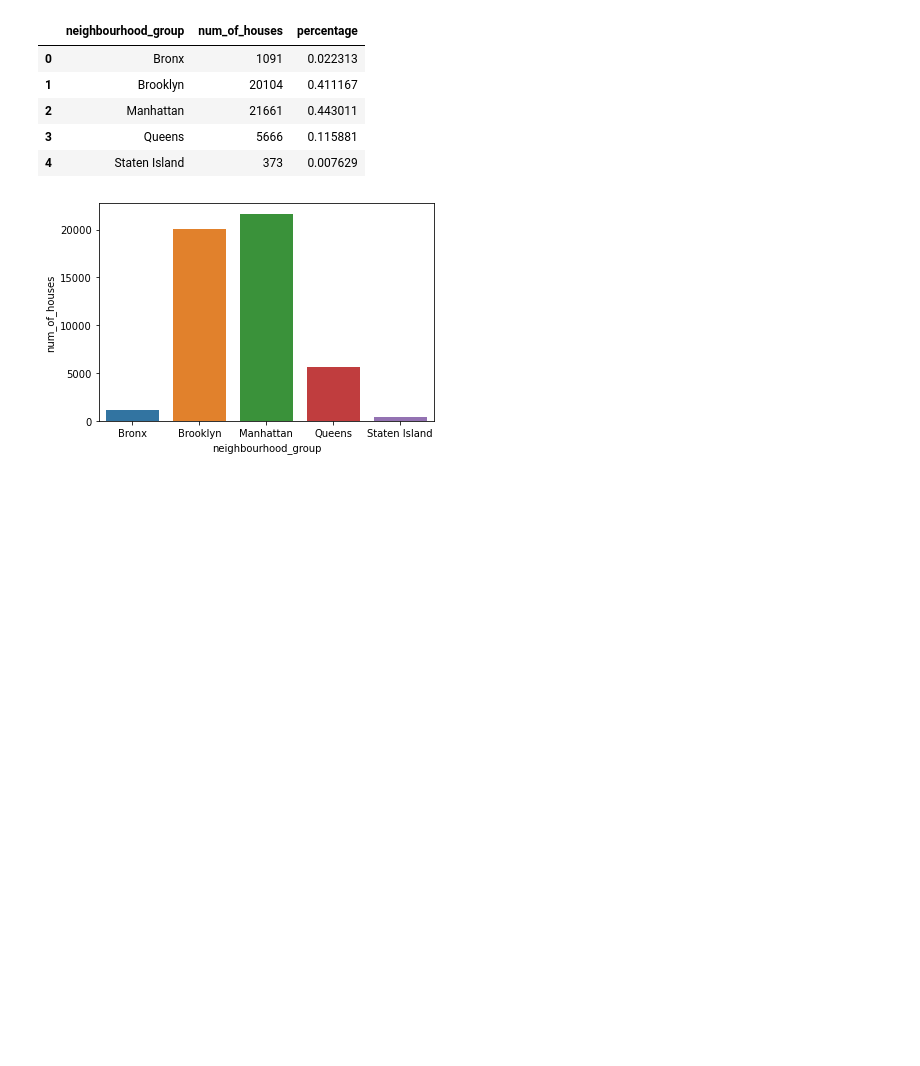
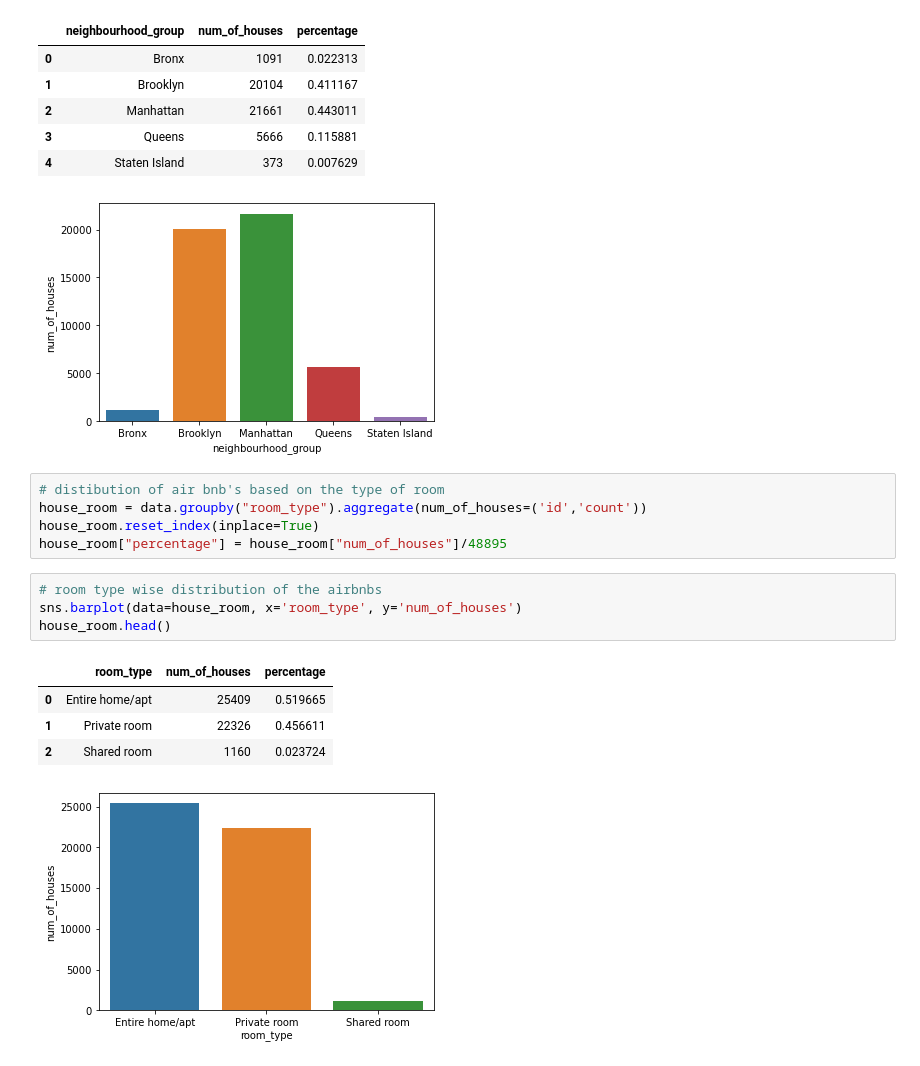
Before and after one commit to imnikhilanand/NYC-AirBNB-Open-Data-Analysis, a Jupyter notebook: notebooks/EDA.ipynb, the cells around one changed output. Drawn from its saved outputs; the diff is of its cells as text; blank space fills up the shorter version.

```diff
--- a/notebooks/EDA.ipynb
+++ b/notebooks/EDA.ipynb
@@ -99,3 +101,18 @@ house_per_neighborhood.head()
 | 3 | Queens | 5666 | 0.115881 |
 | 4 | Staten Island | 373 | 0.007629 |
 [figure]
+# %%
+# distibution of air bnb's based on the type of room
+house_room = data.groupby("room_type").aggregate(num_of_houses=('id','count'))
+house_room.reset_index(inplace=True)
+house_room["percentage"] = house_room["num_of_houses"]/48895
+# %%
+# room type wise distribution of the airbnbs
+sns.barplot(data=house_room, x='room_type', y='num_of_houses')
+house_room.head()
+# %% [output]
+|  | room_type | num_of_houses | percentage |
+| 0 | Entire home/apt | 25409 | 0.519665 |
+| 1 | Private room | 22326 | 0.456611 |
+| 2 | Shared room | 1160 | 0.023724 |
+[figure, added]
```
Also changed, not shown: parts of 11 cells of this notebook, 2 other files.
